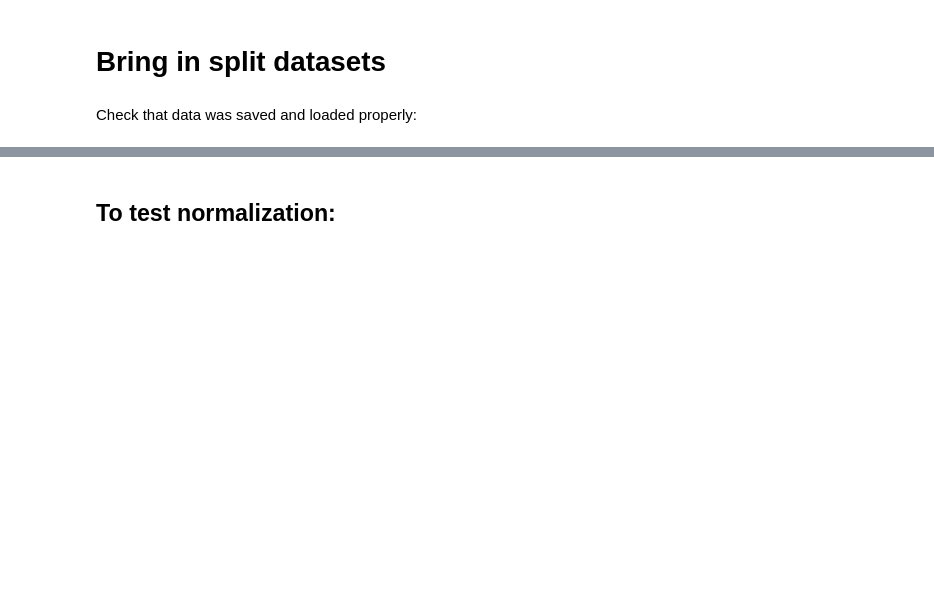
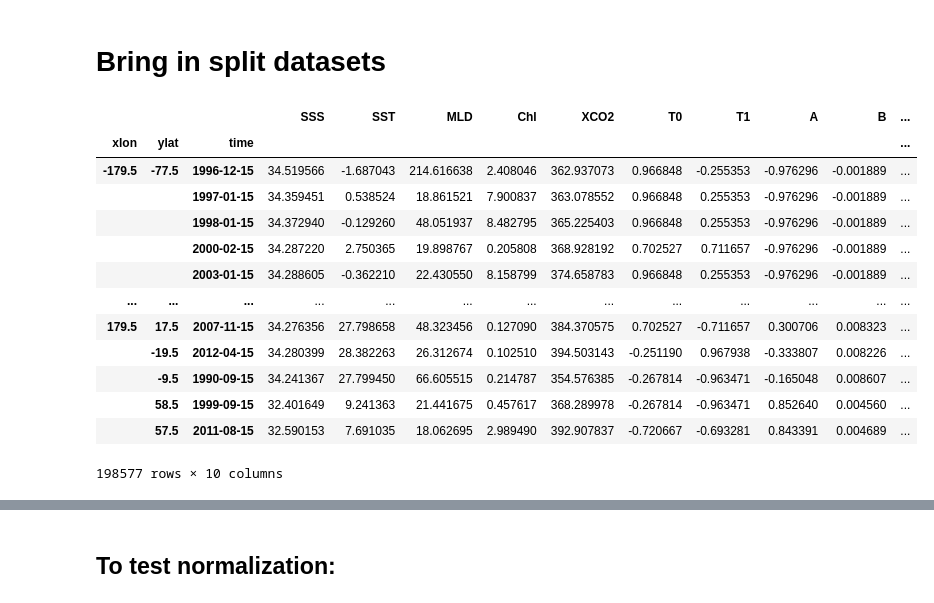
Before and after one commit to juliasimpson97/MLEE-final-project, a Jupyter notebook: models/XBG.ipynb, the cells around one changed output, grey strips where cells are left out. Drawn from its saved outputs; the diff is of its cells as text; code cells hidden in the pictures; blank space fills up the shorter version.

```diff
--- a/models/XBG.ipynb
+++ b/models/XBG.ipynb
@@ -51,10 +50,10 @@ seed_loc = seed_loc_dict[ens][member]
 # %% [markdown]
 # Bring in split datasets
 # %%
-X_df = xr.open_dataset('/home/julias/MLEE-final-project/proc_data/split_datasets/X.nc').to_dataframe()
-y_df = xr.open_dataset('/home/julias/MLEE-final-project/proc_data/split_datasets/y.nc').to_dataframe()
-X_train_df = xr.open_dataset('/home/julias/MLEE-final-project/proc_data/split_datasets/X_train.nc').to_dataframe()
-y_train_df = xr.open_dataset('/home/julias/MLEE-final-project/proc_data/split_datasets/y_train.nc').to_dataframe()
-X_test_df = xr.open_dataset('/home/julias/MLEE-final-project/proc_data/split_datasets/X_test.nc').to_dataframe()
-y_test_df = xr.open_dataset('/home/julias/MLEE-final-project/proc_data/split_datasets/y_test.nc').to_dataframe()
+X_df = xr.open_dataset('/home/julias/MLEE-final-project/proc_data/split_datasets/X.nc').to_dataframe().dropna()
+y_df = xr.open_dataset('/home/julias/MLEE-final-project/proc_data/split_datasets/y.nc').to_dataframe().dropna()
+X_train_df = xr.open_dataset('/home/julias/MLEE-final-project/proc_data/split_datasets/X_train.nc').to_dataframe().dropna()
+y_train_df = xr.open_dataset('/home/julias/MLEE-final-project/proc_data/split_datasets/y_train.nc').to_dataframe().dropna()
+X_test_df = xr.open_dataset('/home/julias/MLEE-final-project/proc_data/split_datasets/X_test.nc').to_dataframe().dropna()
+y_test_df = xr.open_dataset('/home/julias/MLEE-final-project/proc_data/split_datasets/y_test.nc').to_dataframe().dropna()
 # %%
@@ -63,5 +62,18 @@ y_unseen_df = xr.open_dataset('/home/julias/MLEE-final-project/proc_data/split_d
-# %% [markdown]
-Check that data was saved and loaded properly:
 # %%
-# X_train_df
+X_train_df
+# %% [output]
+|  |  |  | SSS | SST | MLD | Chl | XCO2 | T0 | T1 | A | B | ... |
+| xlon | ylat | time |  |  |  |  |  |  |  |  |  | ... |
+| -179.5 | -77.5 | 1996-12-15 | 34.519566 | -1.687043 | 214.616638 | 2.408046 | 362.937073 | 0.966848 | -0.255353 | -0.976296 | -0.001889 | ... |
+|  |  | 1997-01-15 | 34.359451 | 0.538524 | 18.861521 | 7.900837 | 363.078552 | 0.966848 | 0.255353 | -0.976296 | -0.001889 | ... |
+|  |  | 1998-01-15 | 34.372940 | -0.129260 | 48.051937 | 8.482795 | 365.225403 | 0.966848 | 0.255353 | -0.976296 | -0.001889 | ... |
+|  |  | 2000-02-15 | 34.287220 | 2.750365 | 19.898767 | 0.205808 | 368.928192 | 0.702527 | 0.711657 | -0.976296 | -0.001889 | ... |
+|  |  | 2003-01-15 | 34.288605 | -0.362210 | 22.430550 | 8.158799 | 374.658783 | 0.966848 | 0.255353 | -0.976296 | -0.001889 | ... |
+| ... | ... | ... | ... | ... | ... | ... | ... | ... | ... | ... | ... | ... |
+| 179.5 | 17.5 | 2007-11-15 | 34.276356 | 27.798658 | 48.323456 | 0.127090 | 384.370575 | 0.702527 | -0.711657 | 0.300706 | 0.008323 | ... |
+|  | -19.5 | 2012-04-15 | 34.280399 | 28.382263 | 26.312674 | 0.102510 | 394.503143 | -0.251190 | 0.967938 | -0.333807 | 0.008226 | ... |
+|  | -9.5 | 1990-09-15 | 34.241367 | 27.799450 | 66.605515 | 0.214787 | 354.576385 | -0.267814 | -0.963471 | -0.165048 | 0.008607 | ... |
+|  | 58.5 | 1999-09-15 | 32.401649 | 9.241363 | 21.441675 | 0.457617 | 368.289978 | -0.267814 | -0.963471 | 0.852640 | 0.004560 | ... |
+|  | 57.5 | 2011-08-15 | 32.590153 | 7.691035 | 18.062695 | 2.989490 | 392.907837 | -0.720667 | -0.693281 | 0.843391 | 0.004689 | ... |
+198577 rows × 10 columns
 # %%
```
Also changed, not shown: parts of 27 cells of this notebook.
